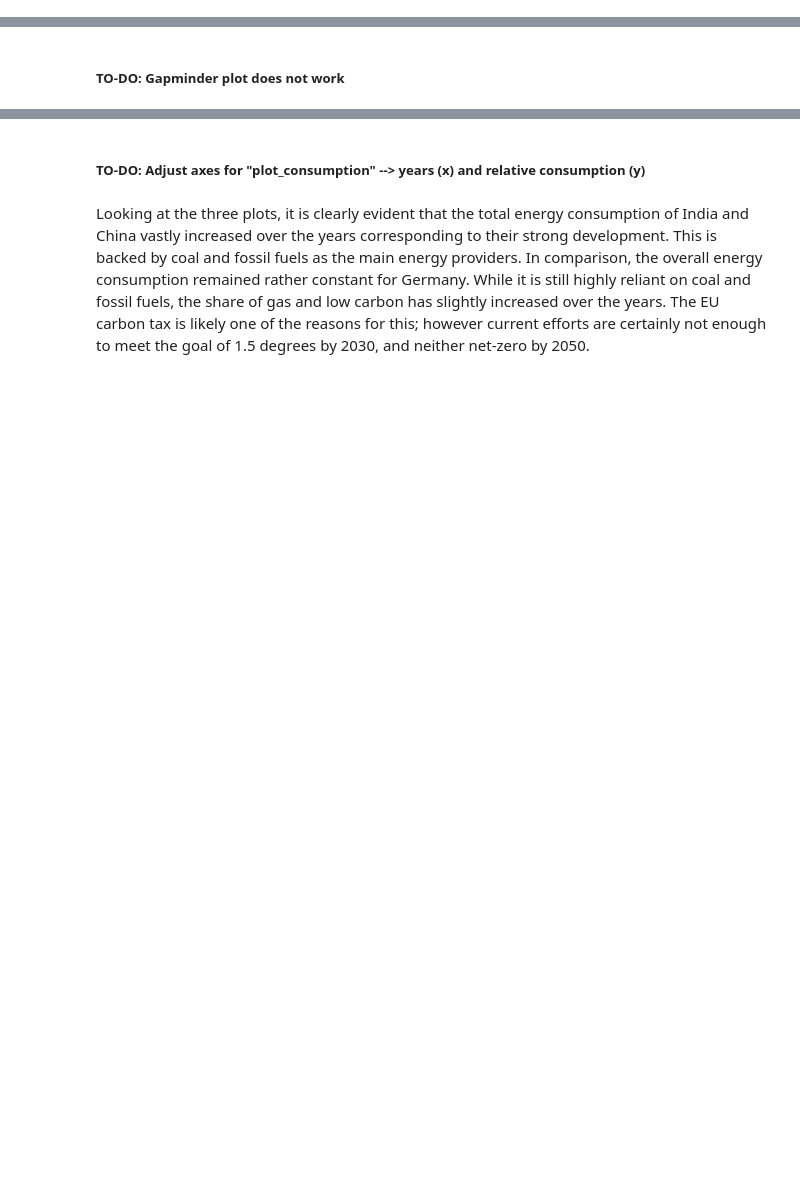
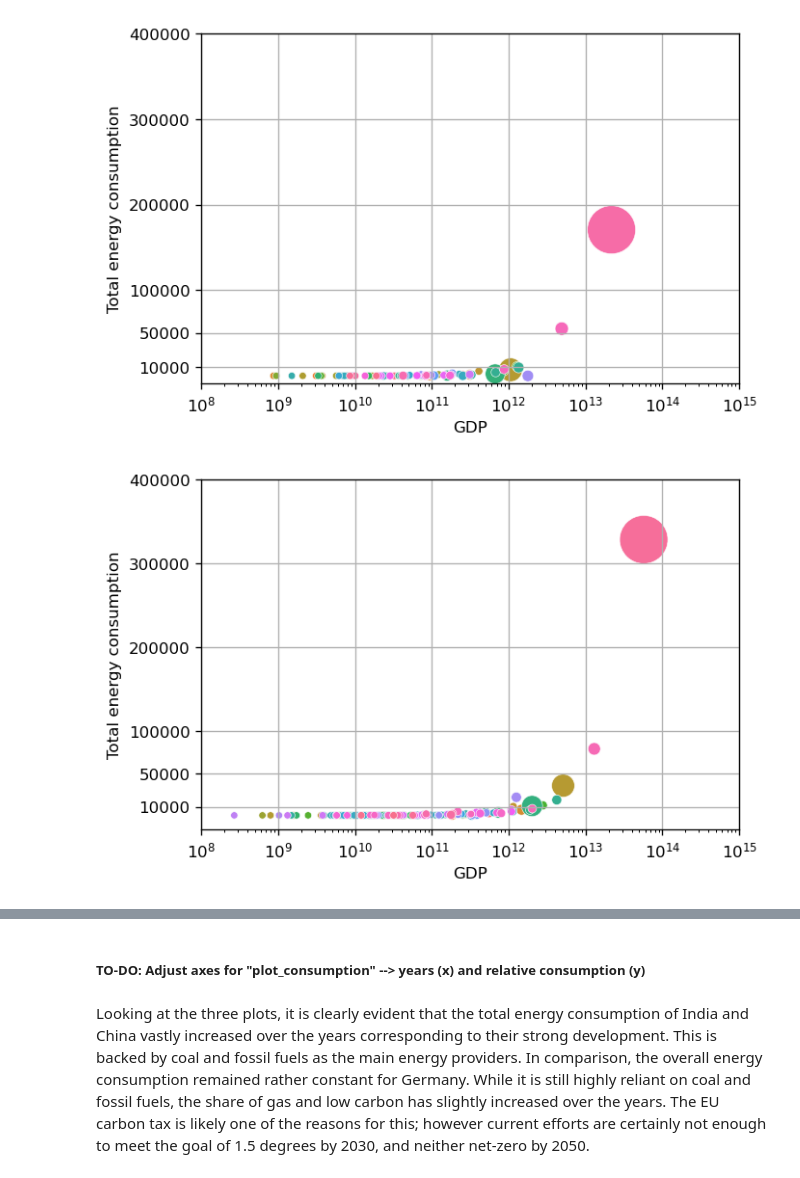
Before and after one commit to NMCharalampos/Group_09, a Jupyter notebook: Showcase Notebook Energy Consumption.ipynb, the cells around one changed output, grey strips where cells are left out. Drawn from its saved outputs; the diff is of its cells as text; code cells hidden in the pictures; blank space fills up the shorter version.

```diff
--- a/Showcase Notebook Energy Consumption.ipynb
+++ b/Showcase Notebook Energy Consumption.ipynb
@@ -23,2 +21,7 @@ item.load_data()
 # %%
 item.gap_minder(1970)
+item.gap_minder(2000)
+item.gap_minder(2015)
+# %% [output]
+[figure, added]
+[figure, added]
@@ -25,2 +28,0 @@ item.gap_minder(1970)
-# %% [markdown]
-##### TO-DO: Gapminder plot does not work
```
Also changed, not shown: parts of 7 cells of this notebook.
